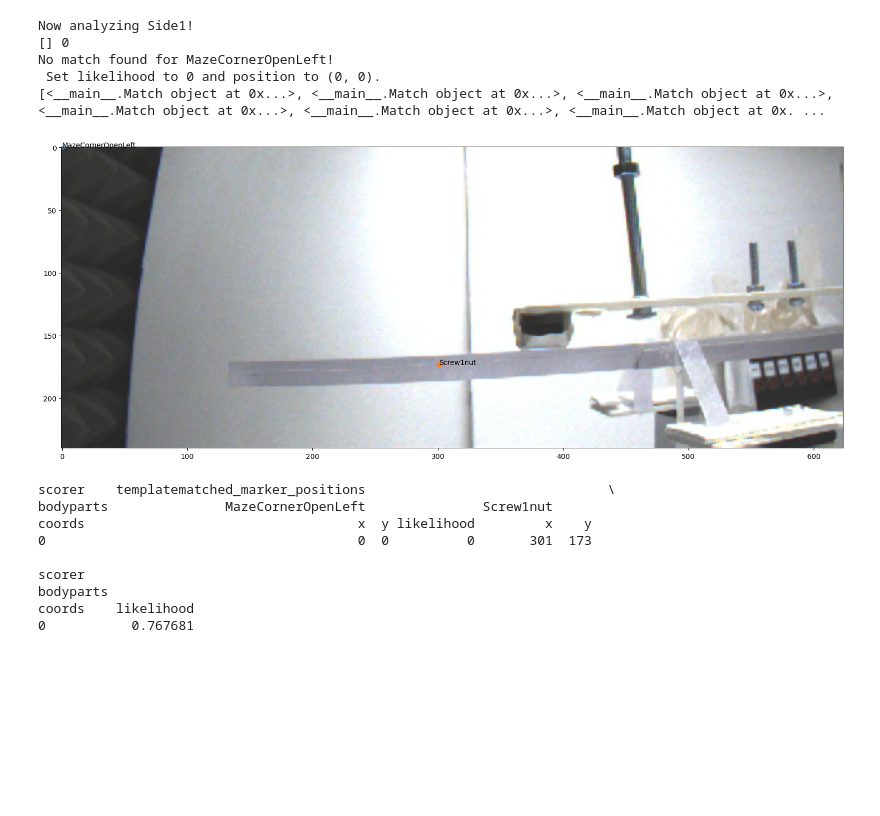
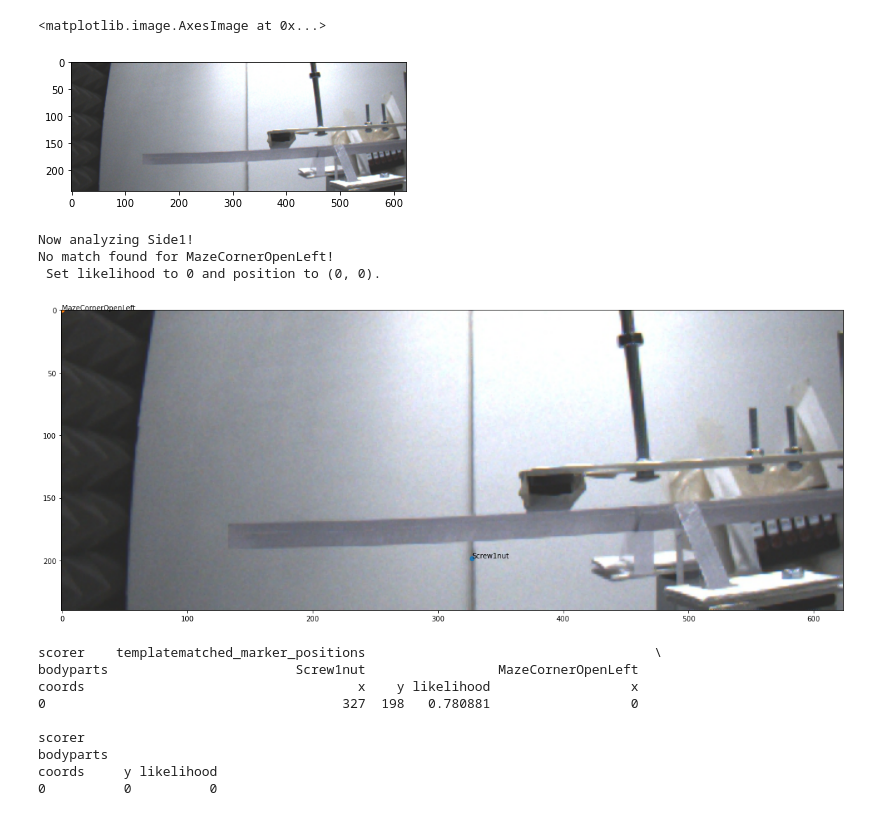
Before and after one commit to retune-commons/let_it_be_3D, a Jupyter notebook: template_matching.ipynb, the cells around one changed output. Saved outputs shown, nothing was run; the diff lists cells and outputs as text; code cells hidden in the pictures; blank space fills up the shorter version.

```diff
--- a/template_matching.ipynb
+++ b/template_matching.ipynb
@@ -202,7 +202,7 @@ class TemplateMatching(ABC):
     @property
     def template_directory(self) ->str:
         """ Property, that defines the template path. Has to be initialized for every user or adapted, if the directory is changed. """
-        return r"/Users/kobel/Documents/Medizin/Doktorarbeit/Coding/templates_obj/"
+        return r'test_data/templates/'
 
     @property
     def template_naming(self) ->str:
@@ -343,0 +681,5 @@ class TemplateMatching(ABC):
+# %%
+plt.imshow(positions_img)
+# %% [output]
+<matplotlib.image.AxesImage at 0x...>
+[figure, added]
@@ -344,21 +688,21 @@ class TemplateMatching(ABC):
+# %%
+positions_dir = 'test_data/positions/'
 # %%
-Side1_220826 = TemplateMatching(directory_positions_jpg = '/Users/kobel/Documents/Medizin/Doktorarbeit/Coding/positions/220826/', cam_id = "Side1", visualize_matching= True)
+Side1_220826 = TemplateMatching(directory_positions_jpg = positions_dir, cam_id = "Side1", visualize_matching= True)
 Side1_220826.run()
 Side1_220826.export_as_DLC_h5()
 # %% [output]
 Now analyzing Side1!
-[] 0
 No match found for MazeCornerOpenLeft!
  Set likelihood to 0 and position to (0, 0).
-[<__main__.Match object at 0x...>, <__main__.Match object at 0x...>, <__main__.Match object at 0x...>, <__main__.Match object at 0x...>, <__main__.Match object at 0x...>, <__main__.Match object at 0x. ...
-[figure, old version]
+[figure, new version]
-scorer    templatematched_marker_positions                               \
-bodyparts               MazeCornerOpenLeft               Screw1nut
-coords                                   x  y likelihood         x    y
-0                                        0  0          0       301  173
+scorer    templatematched_marker_positions                                     \
+bodyparts                        Screw1nut                 MazeCornerOpenLeft
+coords                                   x    y likelihood                  x
+0                                      327  198   0.780881                  0
 
 scorer
 bodyparts
-coords    likelihood
-0           0.767681
+coords     y likelihood
+0          0          0
 # %%
```
Also changed, not shown: parts of 61 cells of this notebook, 30 other files.
